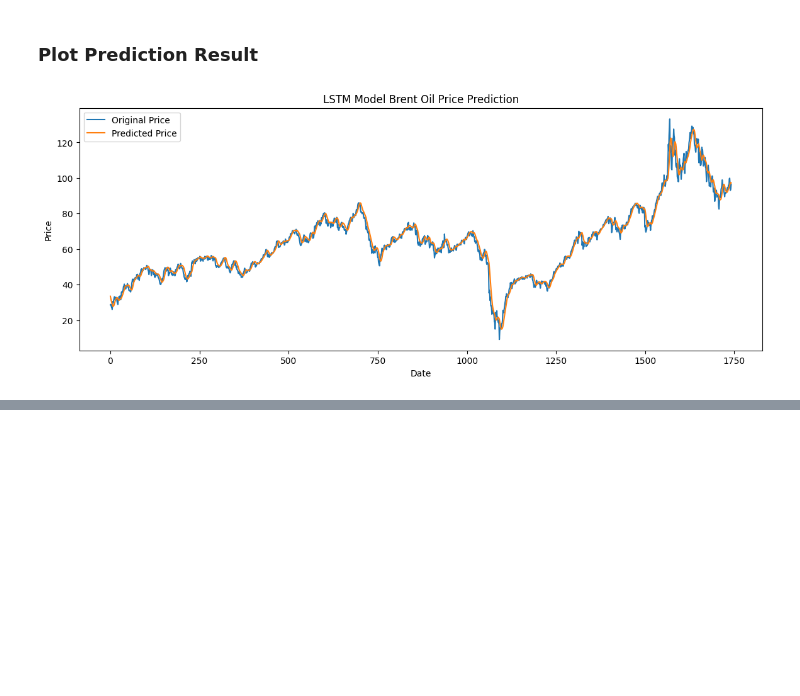
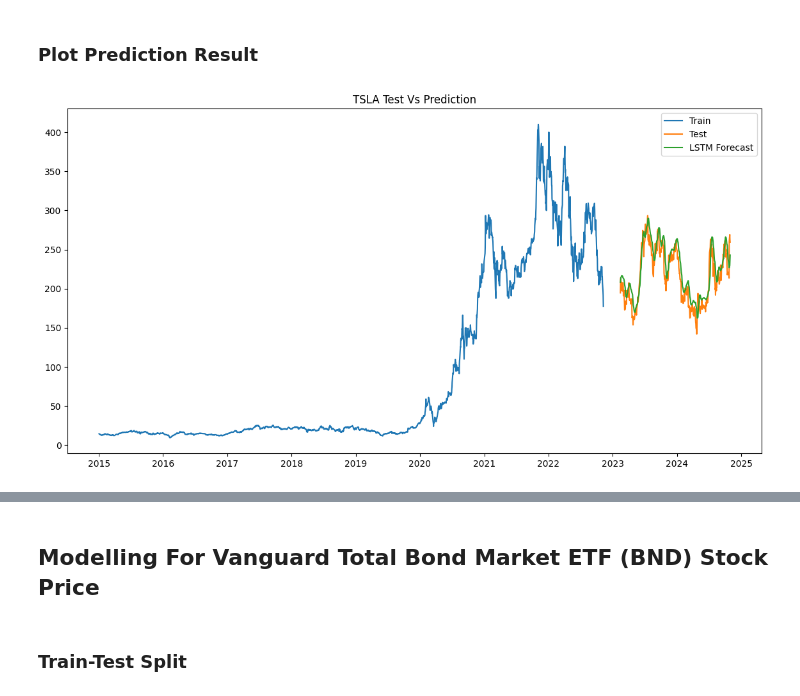
Before and after one commit to wolderufael/Time-Series-Forecasting-for-Portfolio-Management-Optimization, a Jupyter notebook: notebook/LSTM_model.ipynb, the cells around one changed output, grey strips where cells are left out. Cells and saved outputs as stored; diff of their text form; code cells hidden in the pictures; blank space fills up the shorter version.

Commit message:
Modelling for TSLA,BND,SPY stock closing price using LSTM model

```diff
--- a/notebook/LSTM_model.ipynb
+++ b/notebook/LSTM_model.ipynb
@@ -35,6 +30,6 @@ train,test=modelling.train_test_split(stoke_data,'TSLA')
 # %% [markdown]
 ### **Train With LSTM model**
 # %%
-y_test,y_pred=modelling.train_lstm(train,test)
+forecast=modelling.train_lstm(train,test,'TSLA')
 # %% [output]
 Epoch 1/10
@@ -67,6 +65,6 @@ Mean Absolute Percentage Error (MAPE): 0.03489594847785923 %
 # %% [markdown]
 ### **Plot Prediction Result**
-# %%
-modelling.plot_result(y_test,y_pred)
-# %% [output]
-[figure, removed]
+# %%
+modelling.plot_result('TSLA',train,forecast)
+# %% [output]
+[figure, added]
@@ -72,0 +72,4 @@ modelling.plot_result(y_test,y_pred)
+# %% [markdown]
+## **Modelling For Vanguard Total Bond Market ETF (BND) Stock Price**
+# %% [markdown]
+### **Train-Test Split**
```
Also changed, not shown: parts of 22 cells of this notebook, 9 other files.
